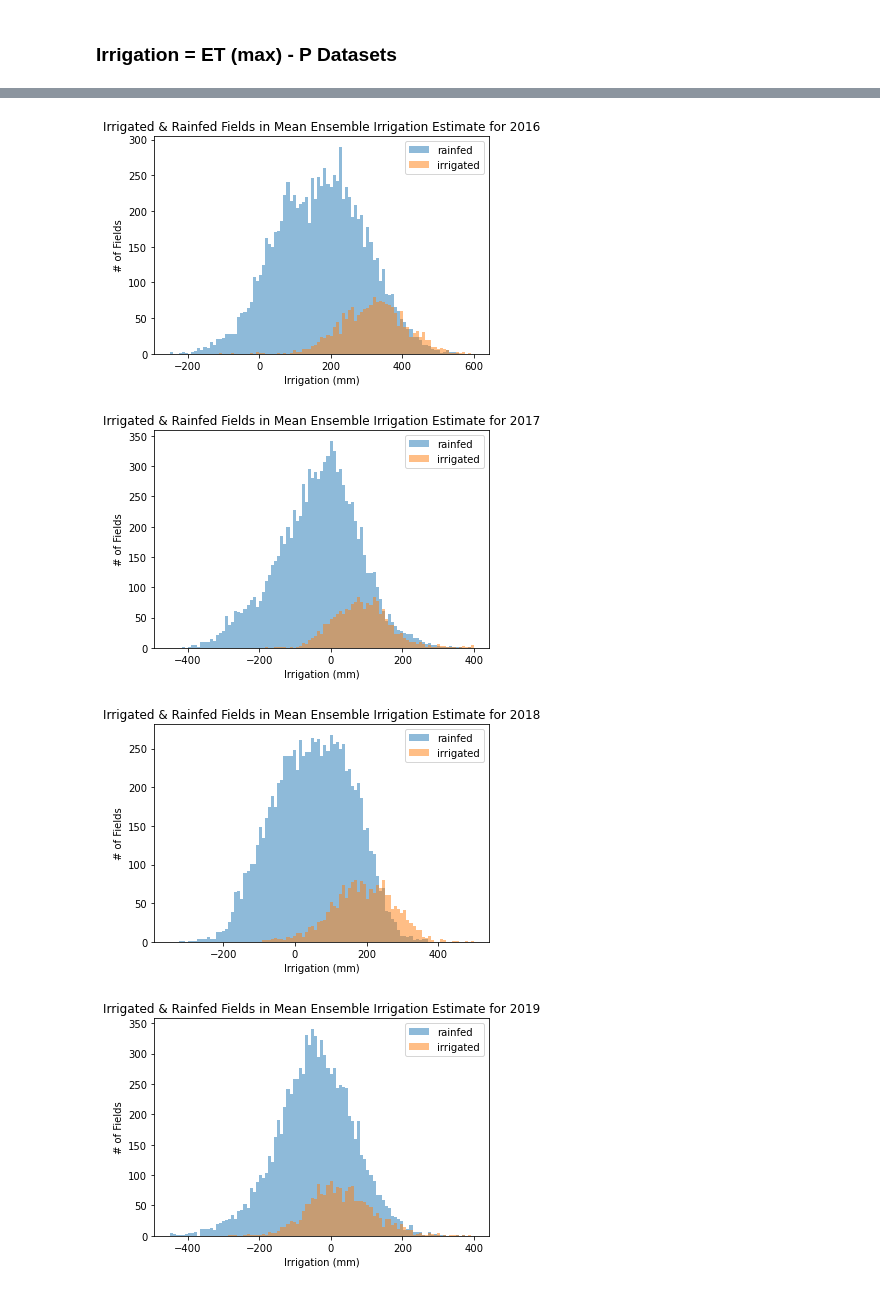
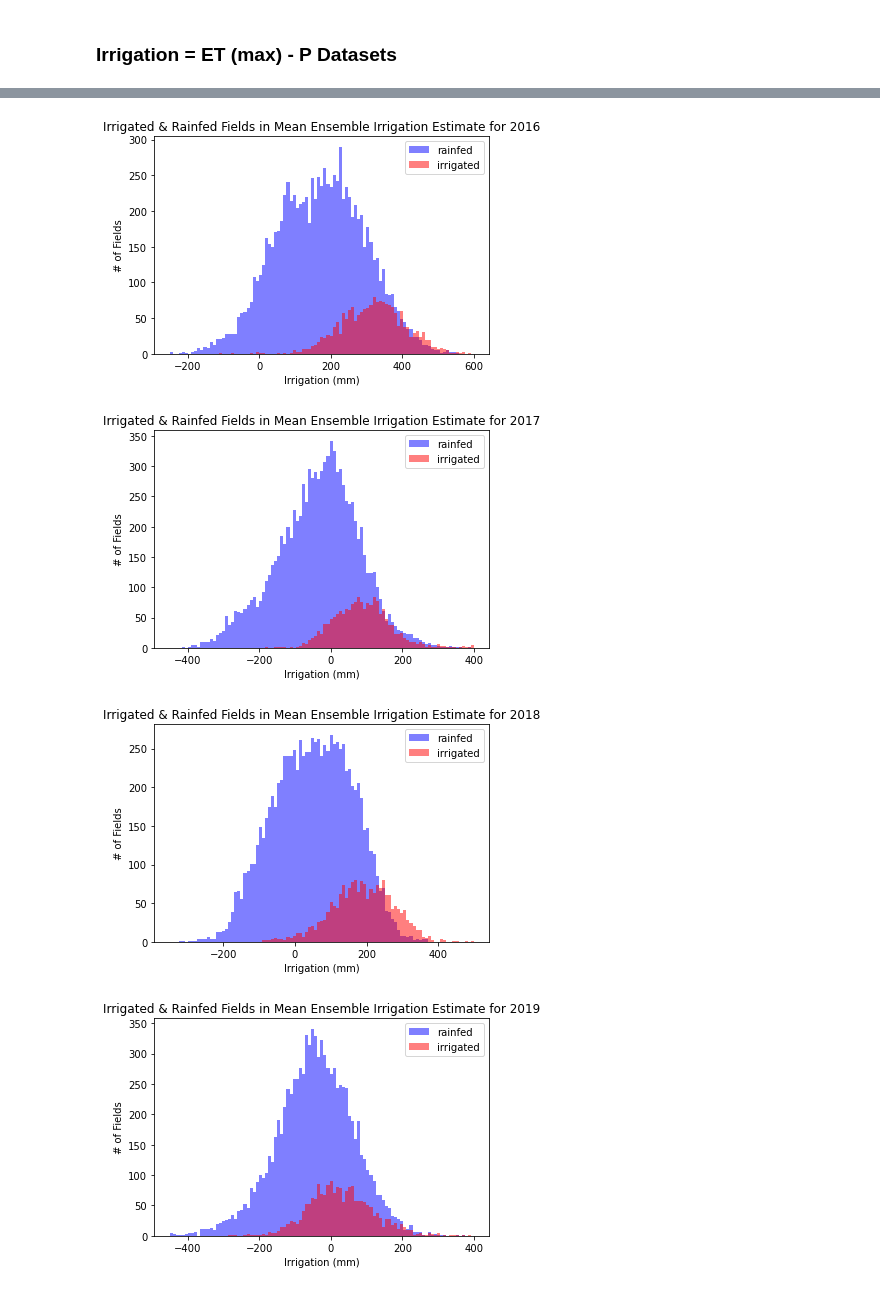
Before and after one commit to HEAL-KGS/eggs, a Jupyter notebook: eggs_data.ipynb, the cells around one changed output, grey strips where cells are left out. Saved outputs shown, nothing was run; the diff lists cells and outputs as text; code cells hidden in the pictures.

```diff
--- a/eggs_data.ipynb
+++ b/eggs_data.ipynb
@@ -1108,7 +1108,7 @@ mean_et_irr = ['mean_ensemble_irr',
                'mean_ssebop_irr',
                'mean_sims_irr']
 
-mean_irr = dict()
+mean_irr = {}
 
 for (i, x) in zip(mean_et_irr, mean_et_list):
     precip_years = precip[years]
@@ -1287,14 +1271,14 @@ irr_max_sims = max_irr['max_sims_irr']
 # %%
 # 2016 Mean Ensemble
-irr_mean_ensemble_fields = aim_irr_2016.merge(irr_mean_ensemble, how = 'left')
-irr_mean_ensemble_fields.drop(['2017', '2018', '2019', '2020', '2021'], inplace=True, axis=1)
+irr_mean_ensemble_fields_2016 = aim_irr_2016.merge(irr_mean_ensemble, how = 'left')
+irr_mean_ensemble_fields_2016.drop(['2017', '2018', '2019', '2020', '2021'], inplace=True, axis=1)
 
-rain_mean_ensemble_fields = aim_rain_2016.merge(irr_mean_ensemble, how = 'left')
-rain_mean_ensemble_fields.drop(['2017', '2018', '2019', '2020', '2021'], inplace=True, axis=1)
+rain_mean_ensemble_fields_2016 = aim_rain_2016.merge(irr_mean_ensemble, how = 'left')
+rain_mean_ensemble_fields_2016.drop(['2017', '2018', '2019', '2020', '2021'], inplace=True, axis=1)
 
 bins = np.linspace(-250, 600, 100)
-plt.hist(rain_mean_ensemble_fields['2016'], bins, alpha = 0.5, label = 'rainfed')
-plt.hist(irr_mean_ensemble_fields['2016'], bins, alpha = 0.5, label = 'irrigated')
+plt.hist(rain_mean_ensemble_fields_2016['2016'], bins, alpha = 0.5, label = 'rainfed', color='Blue')
+plt.hist(irr_mean_ensemble_fields_2016['2016'], bins, alpha = 0.5, label = 'irrigated', color='Red')
 plt.title('Irrigated & Rainfed Fields in Mean Ensemble Irrigation Estimate for 2016')
 plt.legend(loc = 'upper right')
 plt.xlabel('Irrigation (mm)')
@@ -1302,15 +1286,15 @@ plt.ylabel('# of Fields')
 plt.show()
 
 # 2017 Mean Ensemble
-irr_mean_ensemble_fields = aim_irr_2017.merge(irr_mean_ensemble, how = 'left')
-irr_mean_ensemble_fields.drop(['2016', '2018', '2019', '2020', '2021'], inplace=True, axis=1)
+irr_mean_ensemble_fields_2017 = aim_irr_2017.merge(irr_mean_ensemble, how = 'left')
+irr_mean_ensemble_fields_2017.drop(['2016', '2018', '2019', '2020', '2021'], inplace=True, axis=1)
 
-rain_mean_ensemble_fields = aim_rain_2017.merge(irr_mean_ensemble, how = 'left')
-rain_mean_ensemble_fields.drop(['2016', '2018', '2019', '2020', '2021'], inplace=True, axis=1)
+rain_mean_ensemble_fields_2017 = aim_rain_2017.merge(irr_mean_ensemble, how = 'left')
+rain_mean_ensemble_fields_2017.drop(['2016', '2018', '2019', '2020', '2021'], inplace=True, axis=1)
 
 bins = np.linspace(-450, 400, 100)
-plt.hist(rain_mean_ensemble_fields['2017'], bins, alpha = 0.5, label = 'rainfed')
-plt.hist(irr_mean_ensemble_fields['2017'], bins, alpha = 0.5, label = 'irrigated')
+plt.hist(rain_mean_ensemble_fields_2017['2017'], bins, alpha = 0.5, label = 'rainfed', color='Blue')
+plt.hist(irr_mean_ensemble_fields_2017['2017'], bins, alpha = 0.5, label = 'irrigated', color='Red')
 plt.title('Irrigated & Rainfed Fields in Mean Ensemble Irrigation Estimate for 2017')
 plt.legend(loc = 'upper right')
 plt.xlabel('Irrigation (mm)')
@@ -1318,54 +1302,54 @@ plt.ylabel('# of Fields')
 plt.show()
 
 # 2018 Mean Ensemble
-irr_mean_ensemble_fields = aim_irr_2018.merge(irr_mean_ensemble, how = 'left')
-irr_mean_ensemble_fields.drop(['2016', '2017', '2019', '2020', '2021'], inplace=True, axis=1)
+irr_mean_ensemble_fields_2018 = aim_irr_2018.merge(irr_mean_ensemble, how = 'left')
+irr_mean_ensemble_fields_2018.drop(['2016', '2017', '2019', '2020', '2021'], inplace=True, axis=1)
 
-rain_mean_ensemble_fields = aim_rain_2018.merge(irr_mean_ensemble, how = 'left')
-rain_mean_ensemble_fields.drop(['2016', '2017', '2019', '2020', '2021'], inplace=True, axis=1)
+rain_mean_ensemble_fields_2018 = aim_rain_2018.merge(irr_mean_ensemble, how = 'left')
+rain_mean_ensemble_fields_2018.drop(['2016', '2017', '2019', '2020', '2021'], inplace=True, axis=1)
 
 bins = np.linspace(-350, 500, 100)
-plt.hist(rain_mean_ensemble_fields['2018'], bins, alpha = 0.5, label = 'rainfed')
-plt.hist(irr_mean_ensemble_fields['2018'], bins, alpha = 0.5, label = 'irrigated')
+plt.hist(rain_mean_ensemble_fields_2018['2018'], bins, alpha = 0.5, label = 'rainfed', color='Blue')
+plt.hist(irr_mean_ensemble_fields_2018['2018'], bins, alpha = 0.5, label = 'irrigated', color='Red')
 plt.title('Irrigated & Rainfed Fields in Mean Ensemble Irrigation Estimate for 2018')
 plt.legend(loc = 'upper right')
 plt.xlabel('Irrigation (mm)')
 plt.ylabel('# of Fields')
 plt.show()
 
 # 2019 Mean Ensemble
-irr_mean_ensemble_fields = aim_irr_2019.merge(irr_mean_ensemble, how = 'left')
-irr_mean_ensemble_fields.drop(['2016', '2017', '2018', '2020', '2021'], inplace=True, axis=1)
+irr_mean_ensemble_fields_2019 = aim_irr_2019.merge(irr_mean_ensemble, how = 'left')
+irr_mean_ensemble_fields_2019.drop(['2016', '2017', '2018', '2020', '2021'], inplace=True, axis=1)
 
-rain_mean_ensemble_fields = aim_rain_2019.merge(irr_mean_ensemble, how = 'left')
-rain_mean_ensemble_fields.drop(['2016', '2017', '2018', '2020', '2021'], inplace=True, axis=1)
+rain_mean_ensemble_fields_2019 = aim_rain_2019.merge(irr_mean_ensemble, how = 'left')
+rain_mean_ensemble_fields_2019.drop(['2016', '2017', '2018', '2020', '2021'], inplace=True, axis=1)
 
 bins = np.linspace(-450, 400, 100)
-plt.hist(rain_mean_ensemble_fields['2019'], bins, alpha = 0.5, label = 'rainfed')
-plt.hist(irr_mean_ensemble_fields['2019'], bins, alpha = 0.5, label = 'irrigated')
+plt.hist(rain_mean_ensemble_fields_2019['2019'], bins, alpha = 0.5, label = 'rainfed', color='Blue')
+plt.hist(irr_mean_ensemble_fields_2019['2019'], bins, alpha = 0.5, label = 'irrigated', color='Red')
 plt.title('Irrigated & Rainfed Fields in Mean Ensemble Irrigation Estimate for 2019')
 plt.legend(loc = 'upper right')
 plt.xlabel('Irrigation (mm)')
 plt.ylabel('# of Fields')
 plt.show()
 
 # 2020 Mean Ensemble
-irr_mean_ensemble_fields = aim_irr_2020.merge(irr_mean_ensemble, how = 'left')
-irr_mean_ensemble_fields.drop(['2016', '2017', '2018', '2019', '2021'], inplace=True, axis=1)
+irr_mean_ensemble_fields_2020 = aim_irr_2020.merge(irr_mean_ensemble, how = 'left')
+irr_mean_ensemble_fields_2020.drop(['2016', '2017', '2018', '2019', '2021'], inplace=True, axis=1)
 
-rain_mean_ensemble_fields = aim_rain_2020.merge(irr_mean_ensemble, how = 'left')
-rain_mean_ensemble_fields.drop(['2016', '2017', '2018', '2019', '2021'], inplace=True, axis=1)
+rain_mean_ensemble_fields_2020 = aim_rain_2020.merge(irr_mean_ensemble, how = 'left')
+rain_mean_ensemble_fields_2020.drop(['2016', '2017', '2018', '2019', '2021'], inplace=True, axis=1)
 
 bins = np.linspace(0, 800, 100)
-plt.hist(rain_mean_ensemble_fields['2020'], bins, alpha = 0.5, label = 'rainfed')
-plt.hist(irr_mean_ensemble_fields['2020'], bins, alpha = 0.5, label = 'irrigated')
+plt.hist(rain_mean_ensemble_fields_2020['2020'], bins, alpha = 0.5, label = 'rainfed', color='Blue')
+plt.hist(irr_mean_ensemble_fields_2020['2020'], bins, alpha = 0.5, label = 'irrigated', color='Red')
 plt.title('Irrigated & Rainfed Fields in Mean Ensemble Irrigation Estimate for 2020')
 plt.legend(loc = 'upper right')
 plt.xlabel('Irrigation (mm)')
 plt.ylabel('# of Fields')
 plt.show()
 # %% [output]
-[figure, old version]
+[figure, new version]
-[figure, old version]
+[figure, new version]
-[figure, old version]
+[figure, new version]
-[figure, old version]
+[figure, new version]
```
Also changed, not shown: parts of 43 cells of this notebook.
